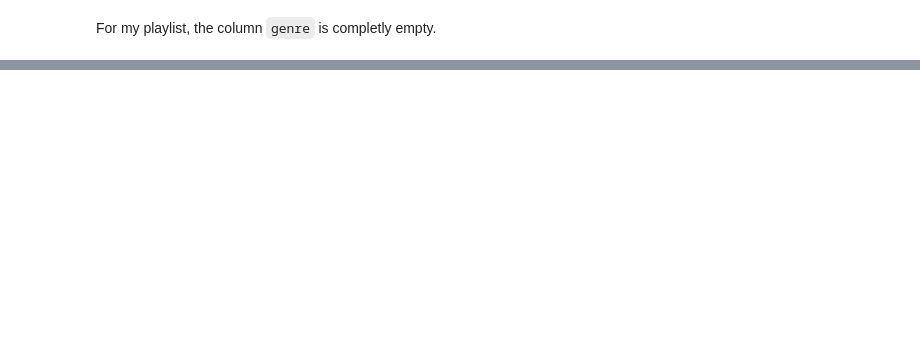
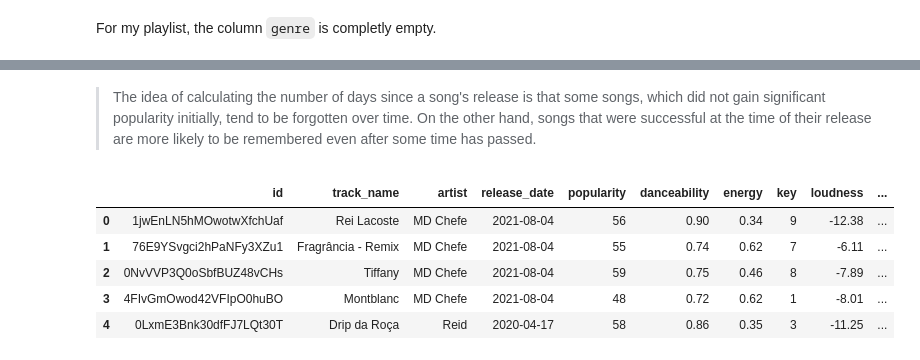
Before and after one commit to ricodn/spotify-music-recommendation, a Jupyter notebook: 01. MUSIC ANALYSIS.ipynb, the cells around one changed output, grey strips where cells are left out. Saved outputs shown, nothing was run; the diff lists cells and outputs as text; code cells hidden in the pictures; blank space fills up the shorter version.

```diff
--- a/01. MUSIC ANALYSIS.ipynb
+++ b/01. MUSIC ANALYSIS.ipynb
@@ -106,0 +122,23 @@ For my playlist, the column `genre` is completly empty.
+# %%
+data = data.astype(
+    {
+        'id': 'category',
+        'track_name': 'str',
+        'artist': 'category',
+        'release_date': 'datetime64[ns]',
+        'popularity': 'int',
+        'danceability': 'float16',
+        'energy': 'float16',
+        'key': 'int',
+        'loudness': 'float16',
+        'mode': 'int',
+        'speechiness': 'float16',
+        'acousticness': 'float16',
+        'instrumentalness': 'float16',
+        'liveness': 'float16',
+        'valence': 'float16',
+        'tempo': 'float16',
+        'duration_ms': 'int',
+        'time_signature': 'int'
+    }
+)
@@ -106,0 +170,11 @@ For my playlist, the column `genre` is completly empty.
+# %%
+def remove_punctuation(texto):
+    '''Remove strings punctuations, like: (!, ?, -)'''
+    return texto.translate(str.maketrans('', '', string.punctuation))
+
+
+def remove_accentuation(texto):
+    '''Remove strings accentuation, like: (^, ~, ')'''
+    return unidecode.unidecode(texto)
+
+data['processed_track_name'] = data['track_name'].apply(lambda x: remove_accentuation(remove_punctuation(x.lower())))
@@ -106,0 +201,14 @@ For my playlist, the column `genre` is completly empty.
+# %%
+today = datetime.strptime('2023-07-31', "%Y-%m-%d")  # Fixing the actual date
+data['diff_release'] = data['release_date'].apply(lambda x: (today - x).days)
+# %% [markdown]
+> The idea of calculating the number of days since a song's release is that some songs, which did not gain significant popularity initially, tend to be forgotten over time. On the other hand, songs that were successful at the time of their release are more likely to be remembered even after some time has passed.
+# %%
+data.head()
+# %% [output]
+|  | id | track_name | artist | release_date | popularity | danceability | energy | key | loudness | ... |
+| 0 | 1jwEnLN5hMOwotwXfchUaf | Rei Lacoste | MD Chefe | 2021-08-04 | 56 | 0.90 | 0.34 | 9 | -12.38 | ... |
+| 1 | 76E9YSvgci2hPaNFy3XZu1 | Fragrância - Remix | MD Chefe | 2021-08-04 | 55 | 0.74 | 0.62 | 7 | -6.11 | ... |
+| 2 | 0NvVVP3Q0oSbfBUZ48vCHs | Tiffany | MD Chefe | 2021-08-04 | 59 | 0.75 | 0.46 | 8 | -7.89 | ... |
+| 3 | 4FIvGmOwod42VFIpO0huBO | Montblanc | MD Chefe | 2021-08-04 | 48 | 0.72 | 0.62 | 1 | -8.01 | ... |
+| 4 | 0LxmE3Bnk30dfFJ7LQt30T | Drip da Roça | Reid | 2020-04-17 | 58 | 0.86 | 0.35 | 3 | -11.25 | ... |
```
Also changed, not shown: parts of 12 cells of this notebook, 2 other files.
